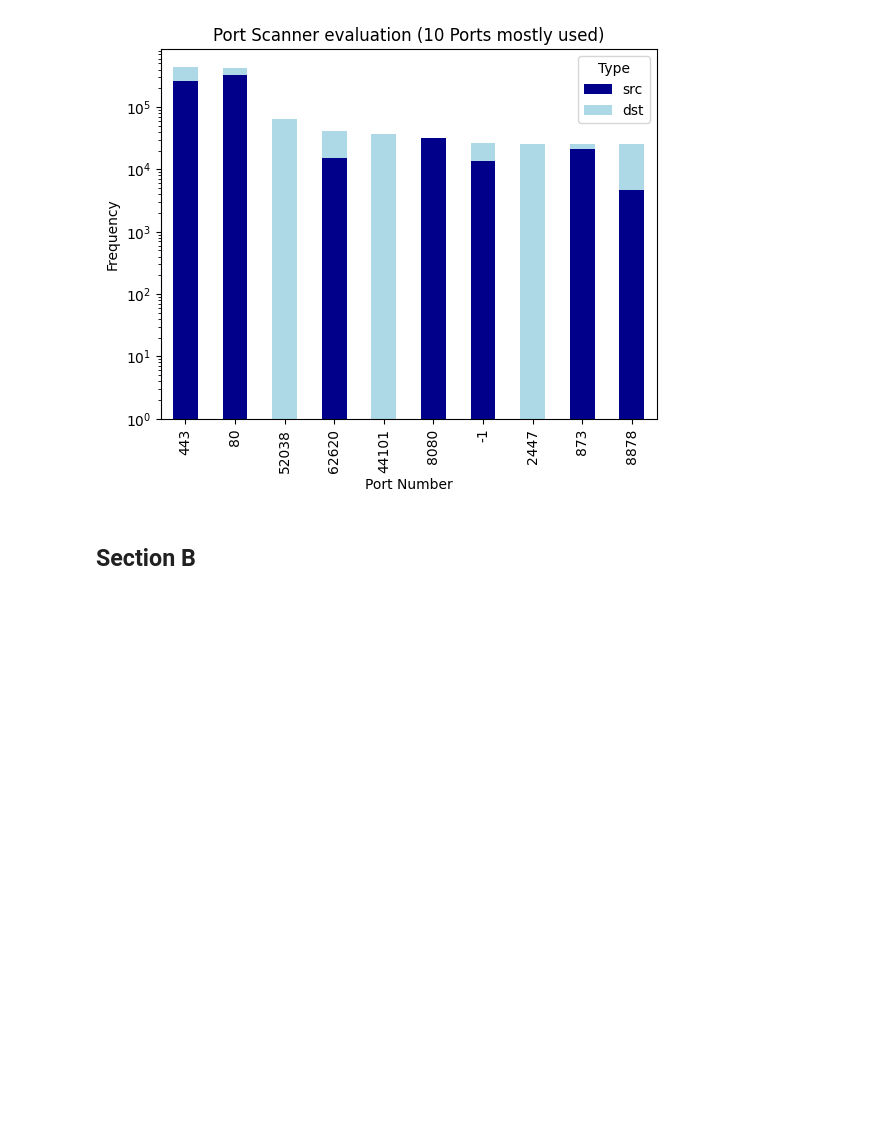
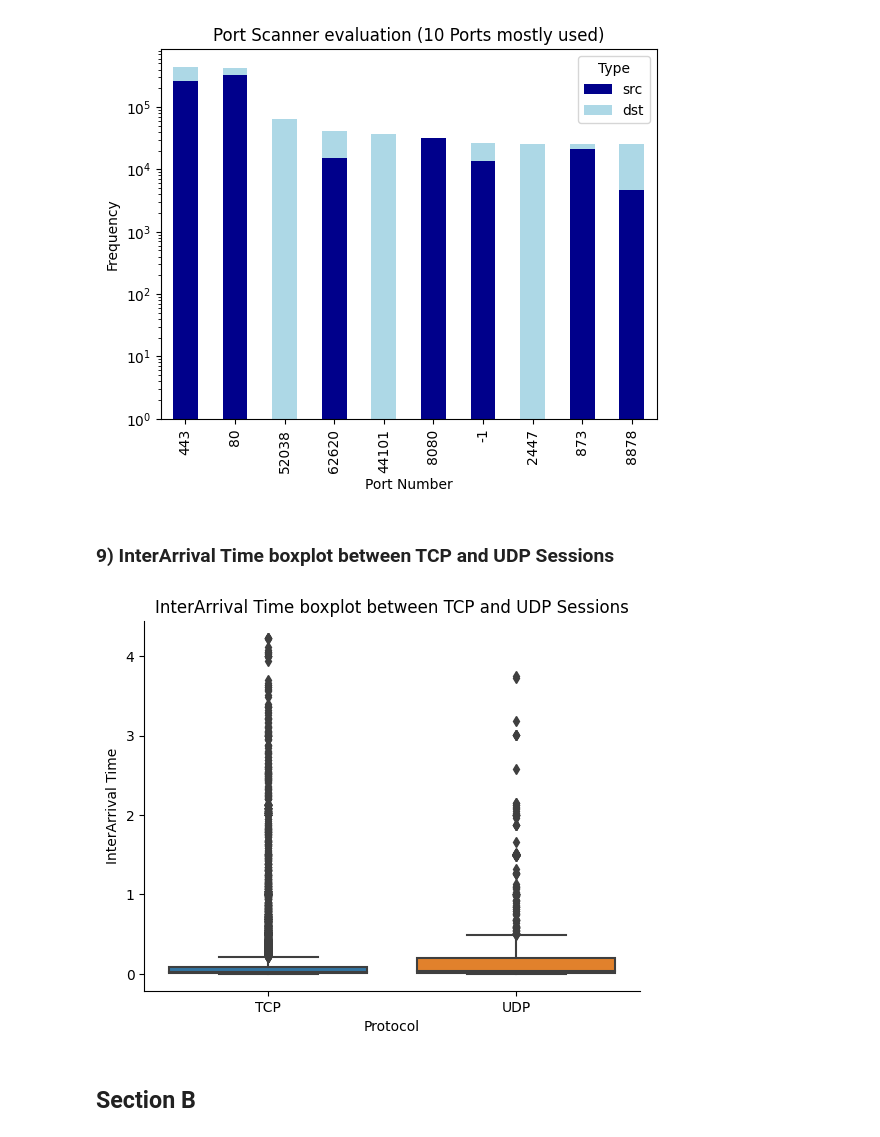
Before and after one commit to JRhin/pcap-analysis, a Jupyter notebook: main_notebook.ipynb, the cells around one changed output. Drawn from its saved outputs; the diff is of its cells as text; code cells hidden in the pictures; blank space fills up the shorter version.

```diff
--- a/main_notebook.ipynb
+++ b/main_notebook.ipynb
@@ -760,5 +759,28 @@ shape: (10, 4)
 | 873 | 4636 | 21026 | 25662 |
 | 8878 | 21026 | 4635 | 25661 |
 [figure]
+# %% [markdown]
+### 9) InterArrival Time boxplot between TCP and UDP Sessions
+# %%
+interarrival_time = (df
+                     .lazy()
+                     .filter((pl.col('proto')==6)|(pl.col('proto')==17))
+                     .sort('sniff_timestamp')
+                     .groupby(['src', 'dst', 'proto', 'srcport', 'dstport'], maintain_order=True)
+                     .agg(pl.col('sniff_timestamp').diff().mean())
+                     .drop_nulls()
+                     .collect())
+
+plot = sns.boxplot(pd.merge(interarrival_time.to_pandas(), proto_to_protocols_df, how='left', left_on="proto", right_on="Decimal"),
+                   y='sniff_timestamp',
+                   x='Keyword')
+
+plot.set(title='InterArrival Time boxplot between TCP and UDP Sessions',
+         ylabel='InterArrival Time',
+         xlabel='Protocol')
+sns.despine()
+plt.show()
+# %% [output]
+[figure, added]
 # %% [markdown]
 ## Section B
```
Also changed, not shown: parts of 3 cells of this notebook.
